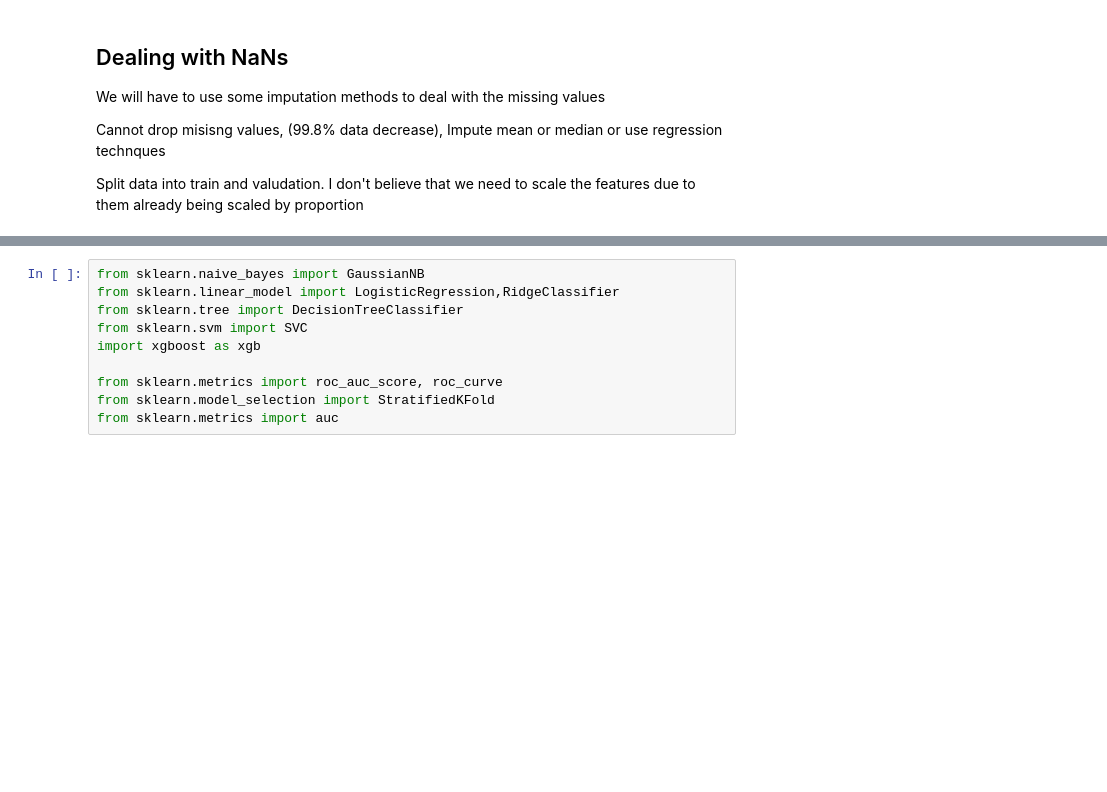
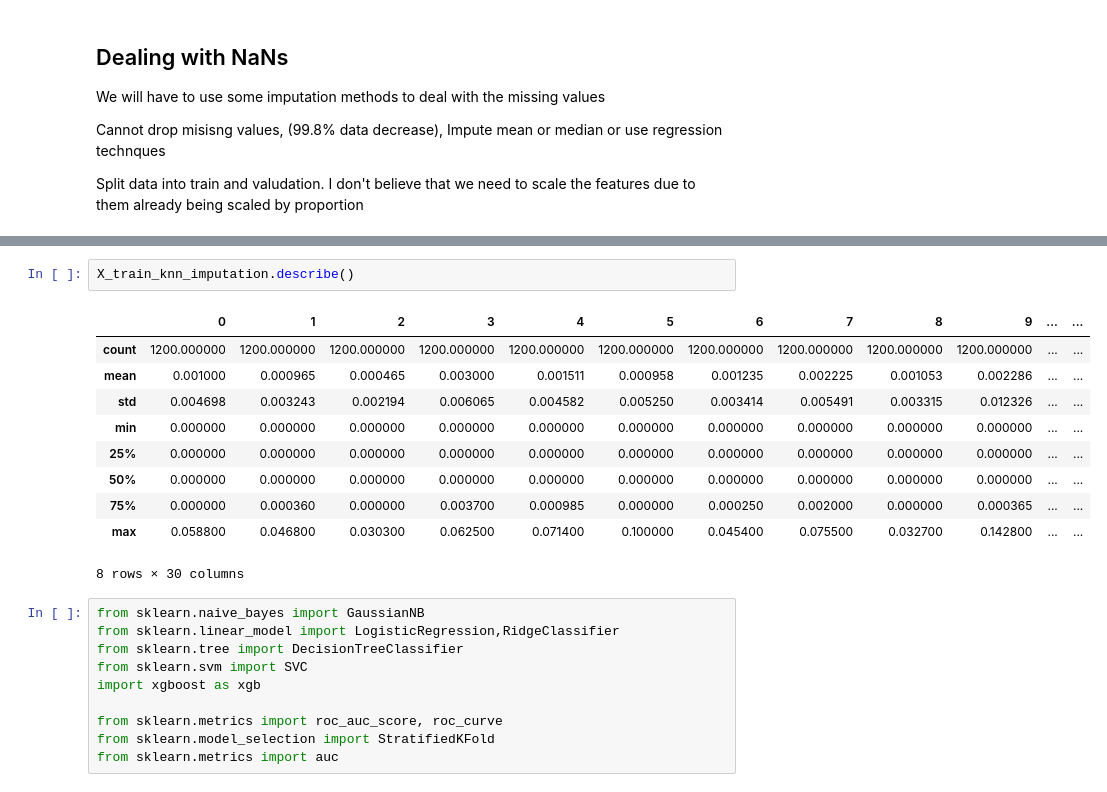
Before and after one commit to emihutter7/CSDS-340-Case-Study-1, a Jupyter notebook: CSDS340Case1.ipynb, the cells around one changed output, grey strips where cells are left out. Drawn from its saved outputs; the diff is of its cells as text; blank space fills up the shorter version.

```diff
--- a/CSDS340Case1.ipynb
+++ b/CSDS340Case1.ipynb
@@ -156,3 +182,16 @@ Name: 30, Length: 450, dtype: int64
+# %%
+X_train_knn_imputation.describe()
+# %% [output]
+|  | 0 | 1 | 2 | 3 | 4 | 5 | 6 | 7 | 8 | 9 | ... | ... |
+| count | 1200.000000 | 1200.000000 | 1200.000000 | 1200.000000 | 1200.000000 | 1200.000000 | 1200.000000 | 1200.000000 | 1200.000000 | 1200.000000 | ... | ... |
+| mean | 0.001000 | 0.000965 | 0.000465 | 0.003000 | 0.001511 | 0.000958 | 0.001235 | 0.002225 | 0.001053 | 0.002286 | ... | ... |
+| std | 0.004698 | 0.003243 | 0.002194 | 0.006065 | 0.004582 | 0.005250 | 0.003414 | 0.005491 | 0.003315 | 0.012326 | ... | ... |
+| min | 0.000000 | 0.000000 | 0.000000 | 0.000000 | 0.000000 | 0.000000 | 0.000000 | 0.000000 | 0.000000 | 0.000000 | ... | ... |
+| 25% | 0.000000 | 0.000000 | 0.000000 | 0.000000 | 0.000000 | 0.000000 | 0.000000 | 0.000000 | 0.000000 | 0.000000 | ... | ... |
+| 50% | 0.000000 | 0.000000 | 0.000000 | 0.000000 | 0.000000 | 0.000000 | 0.000000 | 0.000000 | 0.000000 | 0.000000 | ... | ... |
+| 75% | 0.000000 | 0.000360 | 0.000000 | 0.003700 | 0.000985 | 0.000000 | 0.000250 | 0.002000 | 0.000000 | 0.000365 | ... | ... |
+| max | 0.058800 | 0.046800 | 0.030300 | 0.062500 | 0.071400 | 0.100000 | 0.045400 | 0.075500 | 0.032700 | 0.142800 | ... | ... |
+8 rows × 30 columns
 # %%
 from sklearn.naive_bayes import GaussianNB
 from sklearn.linear_model import LogisticRegression,RidgeClassifier
```
Also changed, not shown: parts of 23 cells of this notebook.
